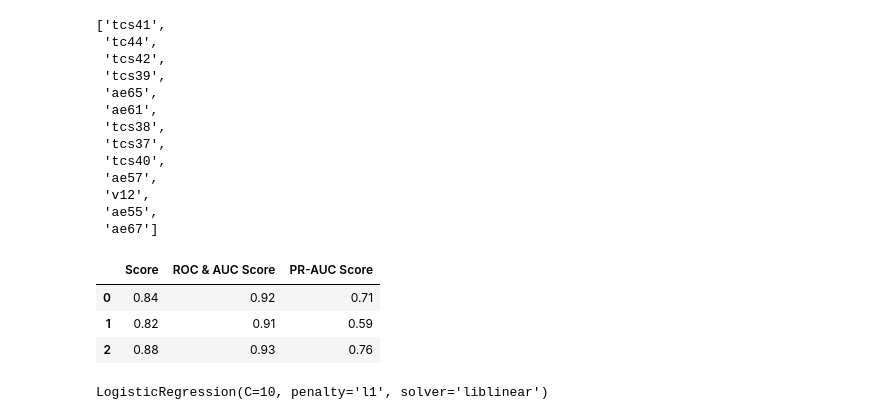
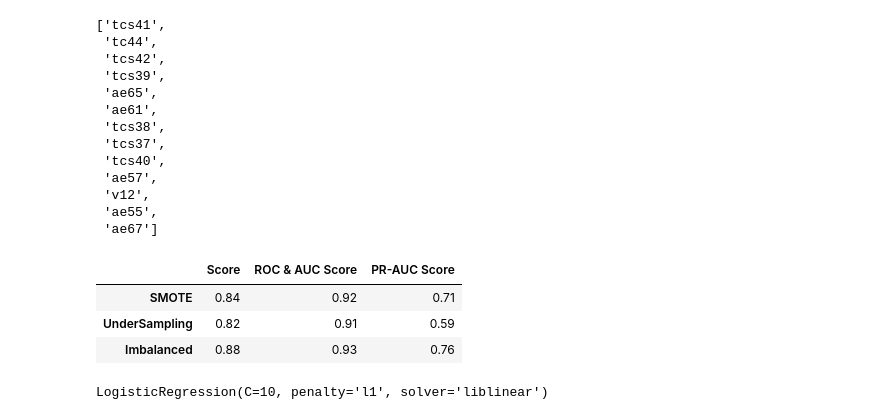
Before and after one commit to Camilongon/credit_interview, a Jupyter notebook: interview_test.ipynb, the cells around one changed output. Drawn from its saved outputs; the diff is of its cells as text; code cells hidden in the pictures.

```diff
--- a/interview_test.ipynb
+++ b/interview_test.ipynb
@@ -340,13 +340,13 @@ y=1.0 top features
  'ae55',
  'ae67']
 # %%
-results = pd.DataFrame([SM_result, US_result, imbalanced_result])
+results = pd.DataFrame([SM_result, US_result, imbalanced_result], index=['SMOTE', 'UnderSampling', 'Imbalanced'])
 results
 # %% [output]
 |  | Score | ROC & AUC Score | PR-AUC Score |
-| 0 | 0.84 | 0.92 | 0.71 |
-| 1 | 0.82 | 0.91 | 0.59 |
-| 2 | 0.88 | 0.93 | 0.76 |
+| SMOTE | 0.84 | 0.92 | 0.71 |
+| UnderSampling | 0.82 | 0.91 | 0.59 |
+| Imbalanced | 0.88 | 0.93 | 0.76 |
 # %%
 model_linear = gs.best_estimator_
 model_linear
```
Also changed, not shown: parts of 19 cells of this notebook.
